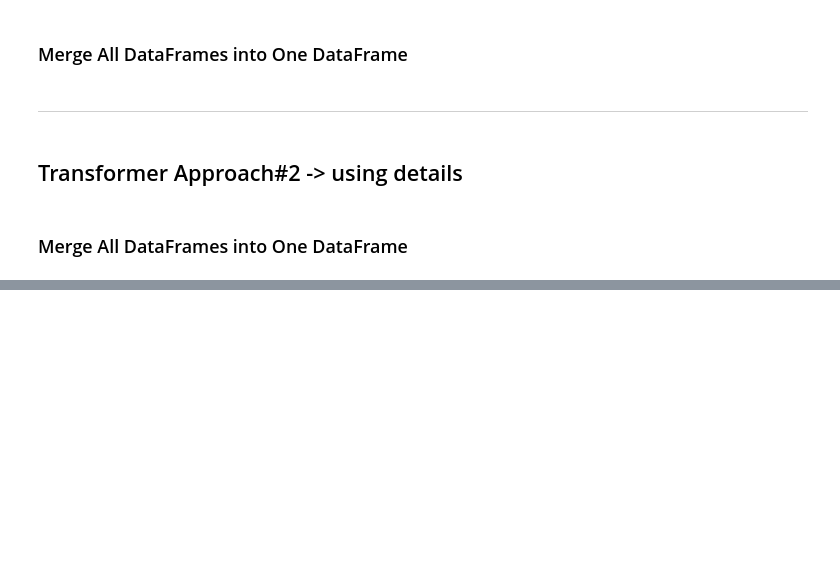
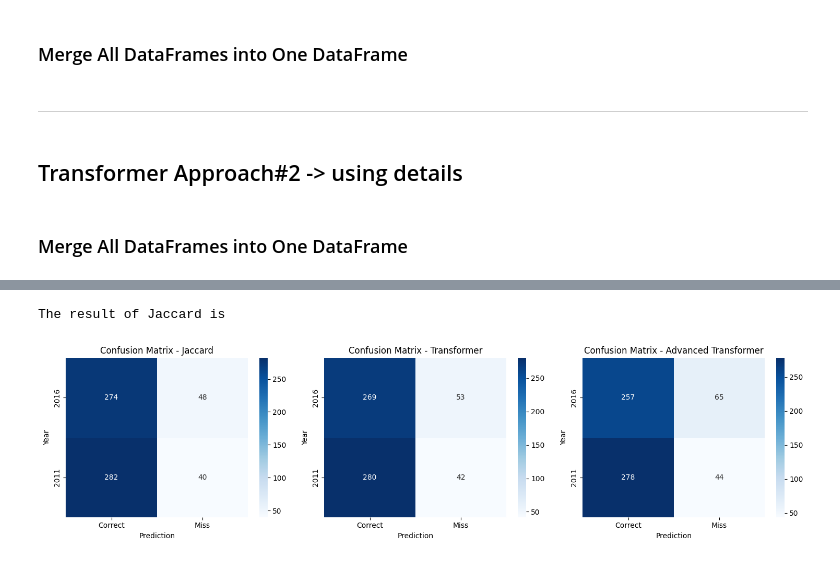
Before and after one commit to fcorbin567/piccard2, a Jupyter notebook: treeMaker.ipynb, the cells around one changed output, grey strips where cells are left out. Saved outputs shown, nothing was run; the diff lists cells and outputs as text; code cells hidden in the pictures; blank space fills up the shorter version.

Commit message:
adding the evaluation matrix using the ground truth

```diff
--- a/treeMaker.ipynb
+++ b/treeMaker.ipynb
@@ -82,0 +139,9 @@ transformer_advanced_tree = TreeMaker.build_tree(data_2021, transformer_advanced
+# %%
+# Usage
+dict_jaccard = parse_tree_to_dict('trees/jaccard_tree')
+dict_transformer = parse_tree_to_dict('trees/transformer_tree')
+dict_advanced_transformer = parse_tree_to_dict('trees/transformer_advanced_tree')
+
+print("Number of vectors in Jaccard tree: ", len(dict_jaccard))
+print("Number of vectors in Transformer tree: ", len(dict_transformer))
+print("Number of vectors in Advanced Transformer tree: ", len(dict_advanced_transformer))
@@ -82,0 +251,8 @@ transformer_advanced_tree = TreeMaker.build_tree(data_2021, transformer_advanced
+# %%
+results_jaccard = evaluate_tree(dict_jaccard, lang_dict)
+results_transformer = evaluate_tree(dict_transformer, lang_dict)
+results_advanced_transformer = evaluate_tree(dict_advanced_transformer, lang_dict)
+
+print("The result of Jaccard is")
+# %% [output]
+The result of Jaccard is
@@ -82,0 +284,29 @@ transformer_advanced_tree = TreeMaker.build_tree(data_2021, transformer_advanced
+# %%
+import seaborn as sns
+import matplotlib.pyplot as plt
+
+# Create a figure with 1 row and 3 columns of subplots
+fig, axes = plt.subplots(1, 3, figsize=(15, 4))
+
+# Plot Jaccard confusion matrix
+sns.heatmap(results_jaccard.T, annot=True, fmt="d", cmap="Blues", ax=axes[0])
+axes[0].set_title("Confusion Matrix - Jaccard")
+axes[0].set_xlabel("Prediction")
+axes[0].set_ylabel("Year")
+
+# Plot Transformer confusion matrix
+sns.heatmap(results_transformer.T, annot=True, fmt="d", cmap="Blues", ax=axes[1])
+axes[1].set_title("Confusion Matrix - Transformer")
+axes[1].set_xlabel("Prediction")
+axes[1].set_ylabel("Year")
+
+# Plot Advanced Transformer confusion matrix
+sns.heatmap(results_advanced_transformer.T, annot=True, fmt="d", cmap="Blues", ax=axes[2])
+axes[2].set_title("Confusion Matrix - Advanced Transformer")
+axes[2].set_xlabel("Prediction")
+axes[2].set_ylabel("Year")
+
+plt.tight_layout()
+plt.show()
+# %% [output]
+[figure, added]
```
Also changed, not shown: parts of 11 cells of this notebook, 1 other file.
